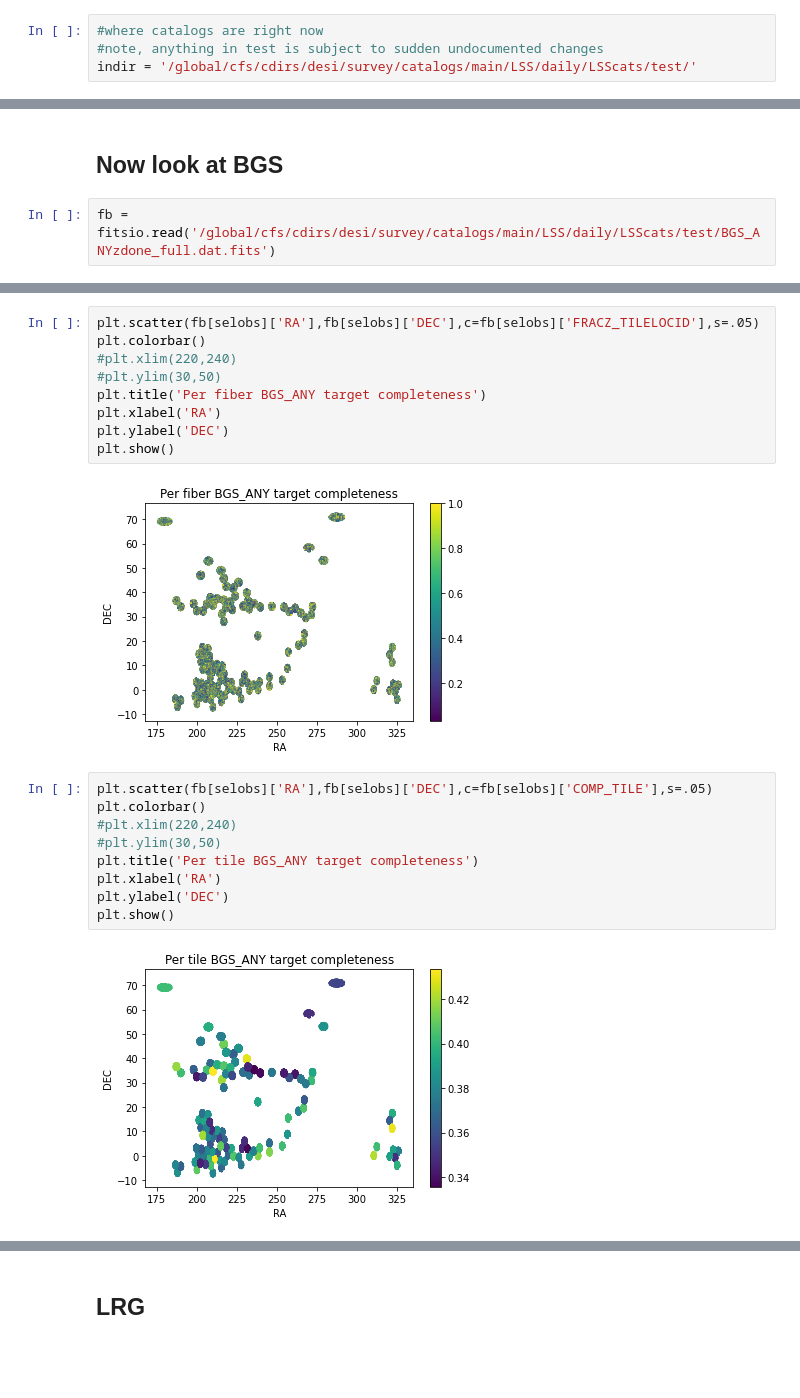
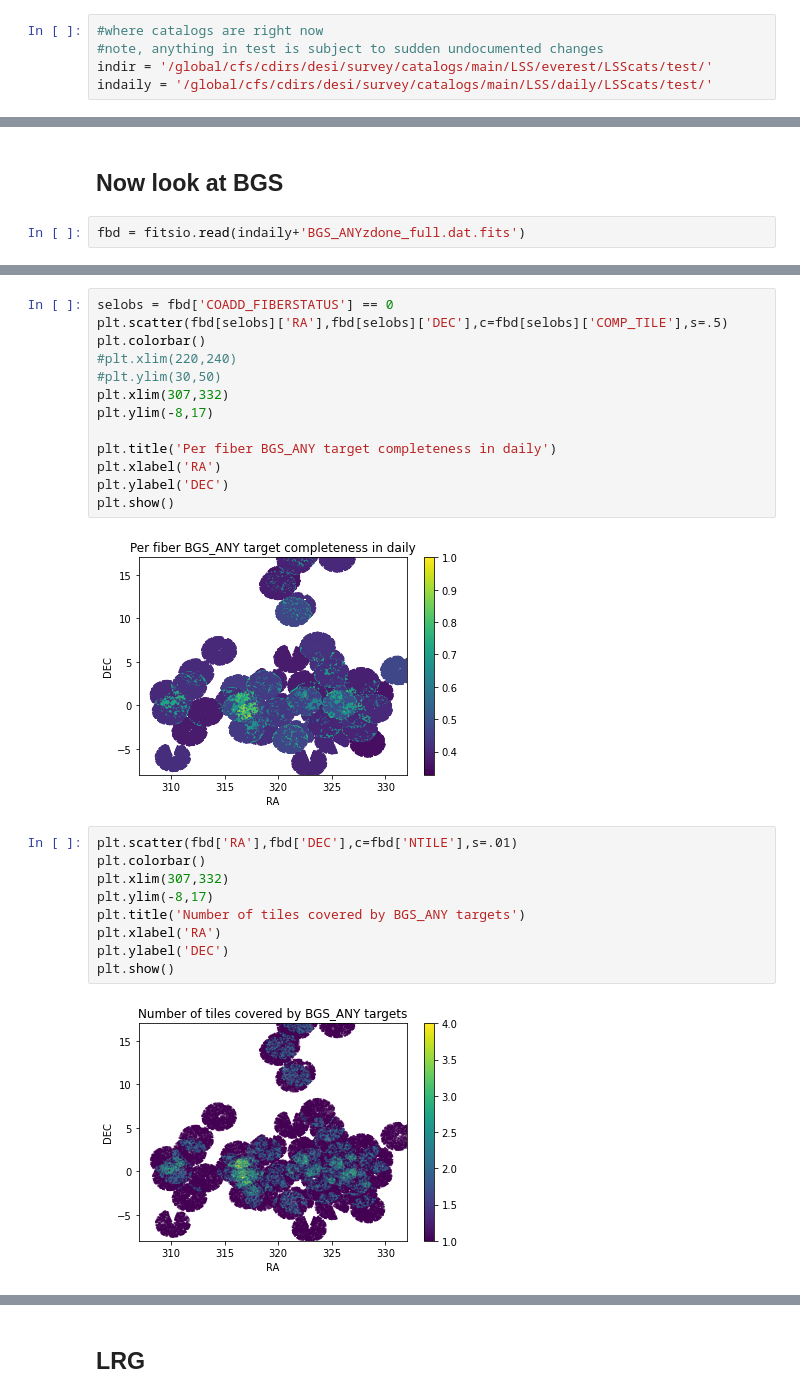
Before and after one commit to desihub/LSS, a Jupyter notebook: Sandbox/Main_full.ipynb, the cells around one changed output, grey strips where cells are left out. Saved outputs shown, nothing was run; the diff lists cells and outputs as text; blank space fills up the shorter version.

```diff
--- a/Sandbox/Main_full.ipynb
+++ b/Sandbox/Main_full.ipynb
@@ -11,7 +11,8 @@ from desitarget import targetmask
 # %%
 #where catalogs are right now
 #note, anything in test is subject to sudden undocumented changes
-indir = '/global/cfs/cdirs/desi/survey/catalogs/main/LSS/daily/LSScats/test/'
+indir = '/global/cfs/cdirs/desi/survey/catalogs/main/LSS/everest/LSScats/test/'
+indaily = '/global/cfs/cdirs/desi/survey/catalogs/main/LSS/daily/LSScats/test/'
 # %%
 #quasars should be just about complete, except for their small-scale angular clustering, start with them
 # %%
@@ -113,4 +208,4 @@ plt.show()
 # %% [markdown]
 ## Now look at BGS
 # %%
-fb = fitsio.read('/global/cfs/cdirs/desi/survey/catalogs/main/LSS/daily/LSScats/test/BGS_ANYzdone_full.dat.fits')
+fbd = fitsio.read(indaily+'BGS_ANYzdone_full.dat.fits')
@@ -136,22 +238,26 @@ print(tarcompb)
 # %%
-plt.scatter(fb[selobs]['RA'],fb[selobs]['DEC'],c=fb[selobs]['FRACZ_TILELOCID'],s=.05)
+selobs = fbd['COADD_FIBERSTATUS'] == 0
+plt.scatter(fbd[selobs]['RA'],fbd[selobs]['DEC'],c=fbd[selobs]['COMP_TILE'],s=.5)
 plt.colorbar()
 #plt.xlim(220,240)
 #plt.ylim(30,50)
-plt.title('Per fiber BGS_ANY target completeness')
+plt.xlim(307,332)
+plt.ylim(-8,17)
+
+plt.title('Per fiber BGS_ANY target completeness in daily')
 plt.xlabel('RA')
 plt.ylabel('DEC')
 plt.show()
 # %% [output]
-[figure, old version]
+[figure, new version]
 # %%
-plt.scatter(fb[selobs]['RA'],fb[selobs]['DEC'],c=fb[selobs]['COMP_TILE'],s=.05)
+plt.scatter(fbd['RA'],fbd['DEC'],c=fbd['NTILE'],s=.01)
 plt.colorbar()
-#plt.xlim(220,240)
-#plt.ylim(30,50)
-plt.title('Per tile BGS_ANY target completeness')
+plt.xlim(307,332)
+plt.ylim(-8,17)
+plt.title('Number of tiles covered by BGS_ANY targets')
 plt.xlabel('RA')
 plt.ylabel('DEC')
 plt.show()
 # %% [output]
-[figure, old version]
+[figure, new version]
```
Also changed, not shown: parts of 137 cells of this notebook, 9 other files.
